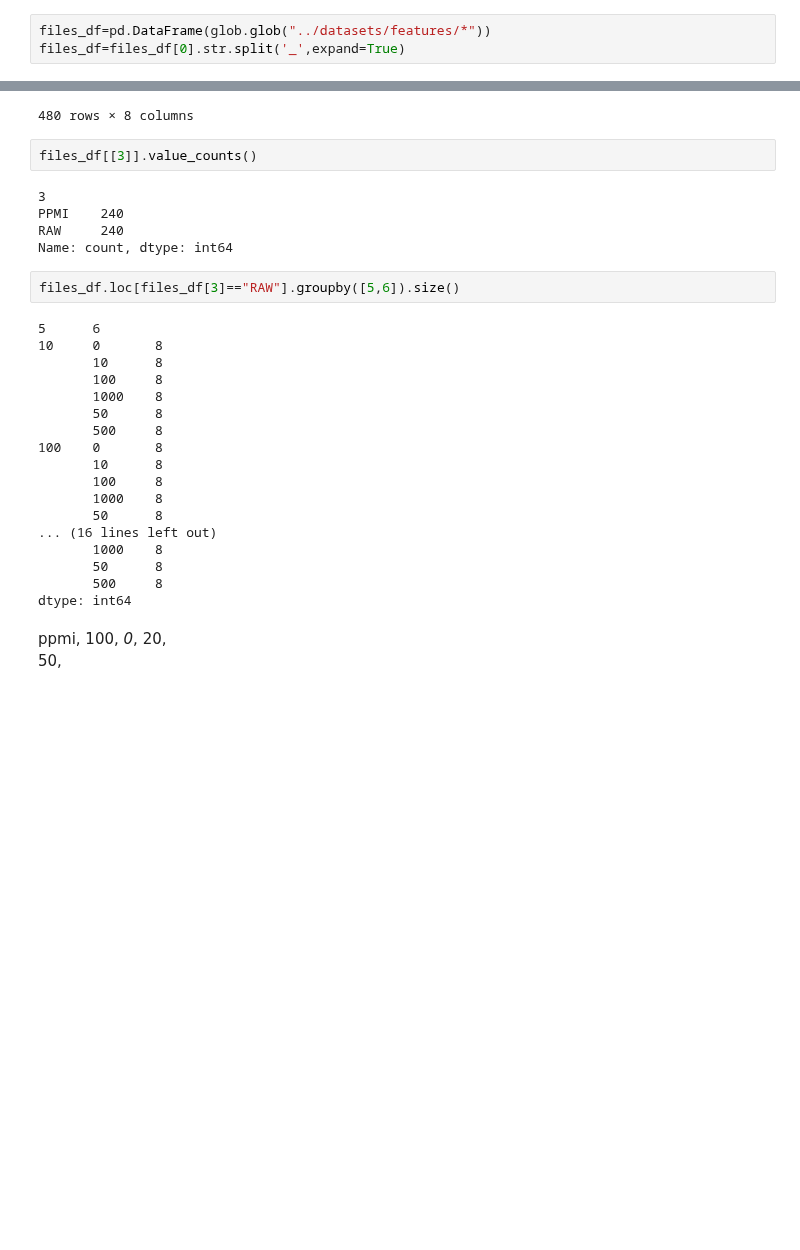
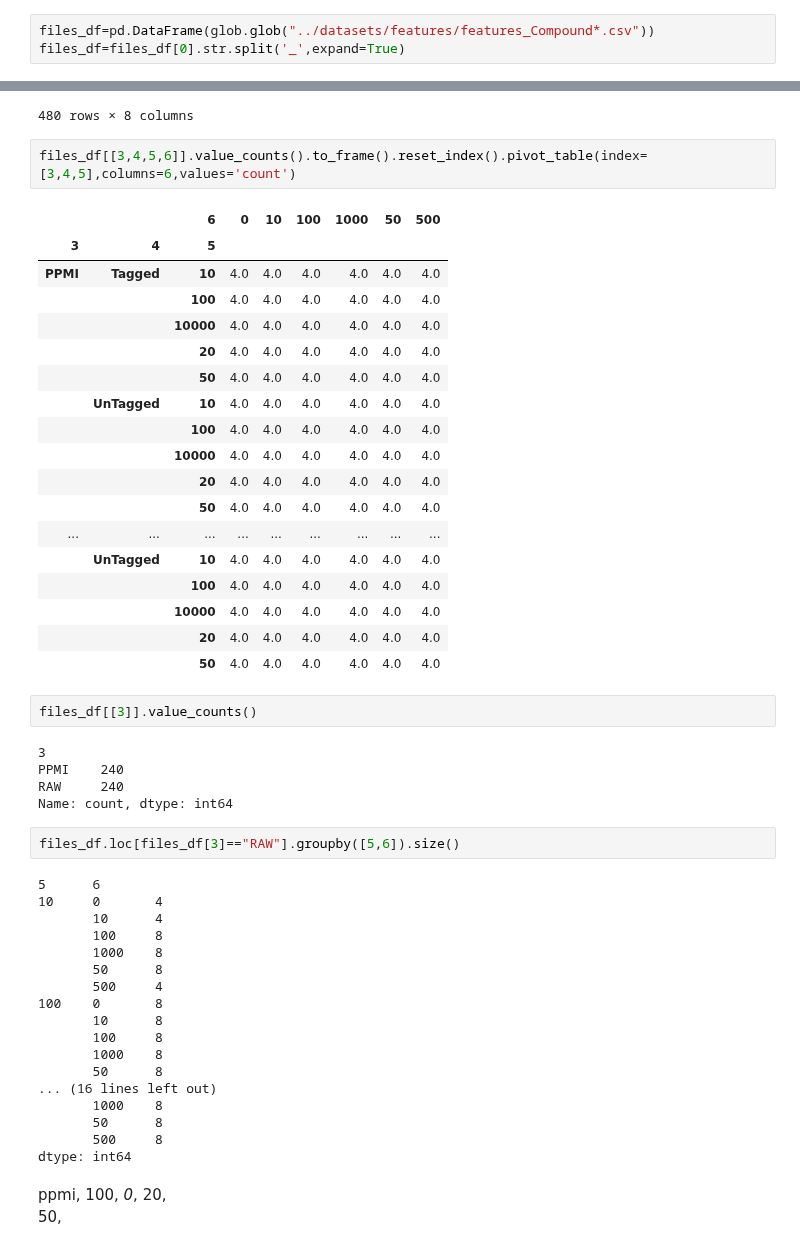
Before and after one commit to prajitdhar/Compounding, a Jupyter notebook: File_checker.ipynb, the cells around one changed output, grey strips where cells are left out. Saved outputs shown, nothing was run; the diff lists cells and outputs as text; blank space fills up the shorter version.

```diff
--- a/File_checker.ipynb
+++ b/File_checker.ipynb
@@ -2,7 +2,7 @@
 import glob
 import pandas as pd
 # %%
-files_df=pd.DataFrame(glob.glob("../datasets/features/*"))
+files_df=pd.DataFrame(glob.glob("../datasets/features/features_Compound*.csv"))
 files_df=files_df[0].str.split('_',expand=True)
 # %%
 files_df
@@ -20,6 +20,27 @@ files_df
 | 478 | ../datasets/features/features | CompoundAgnostic | withSetting | RAW | UnTagged | 100 | 50 | na.csv |
 | 479 | ../datasets/features/features | CompoundAgnostic | withSetting | PPMI | Tagged | 50 | 50 | na.csv |
 480 rows × 8 columns
+# %%
+files_df[[3,4,5,6]].value_counts().to_frame().reset_index().pivot_table(index=[3,4,5],columns=6,values='count')
+# %% [output]
+|  |  | 6 | 0 | 10 | 100 | 1000 | 50 | 500 |
+| 3 | 4 | 5 |  |  |  |  |  |  |
+| PPMI | Tagged | 10 | 4.0 | 4.0 | 4.0 | 4.0 | 4.0 | 4.0 |
+|  |  | 100 | 4.0 | 4.0 | 4.0 | 4.0 | 4.0 | 4.0 |
+|  |  | 10000 | 4.0 | 4.0 | 4.0 | 4.0 | 4.0 | 4.0 |
+|  |  | 20 | 4.0 | 4.0 | 4.0 | 4.0 | 4.0 | 4.0 |
+|  |  | 50 | 4.0 | 4.0 | 4.0 | 4.0 | 4.0 | 4.0 |
+|  | UnTagged | 10 | 4.0 | 4.0 | 4.0 | 4.0 | 4.0 | 4.0 |
+|  |  | 100 | 4.0 | 4.0 | 4.0 | 4.0 | 4.0 | 4.0 |
+|  |  | 10000 | 4.0 | 4.0 | 4.0 | 4.0 | 4.0 | 4.0 |
+|  |  | 20 | 4.0 | 4.0 | 4.0 | 4.0 | 4.0 | 4.0 |
+|  |  | 50 | 4.0 | 4.0 | 4.0 | 4.0 | 4.0 | 4.0 |
+| ... | ... | ... | ... | ... | ... | ... | ... | ... |
+|  | UnTagged | 10 | 4.0 | 4.0 | 4.0 | 4.0 | 4.0 | 4.0 |
+|  |  | 100 | 4.0 | 4.0 | 4.0 | 4.0 | 4.0 | 4.0 |
+|  |  | 10000 | 4.0 | 4.0 | 4.0 | 4.0 | 4.0 | 4.0 |
+|  |  | 20 | 4.0 | 4.0 | 4.0 | 4.0 | 4.0 | 4.0 |
+|  |  | 50 | 4.0 | 4.0 | 4.0 | 4.0 | 4.0 | 4.0 |
 # %%
 files_df[[3]].value_counts()
 # %% [output]
@@ -31,12 +52,12 @@ Name: count, dtype: int64
 files_df.loc[files_df[3]=="RAW"].groupby([5,6]).size()
 # %% [output]
 5      6
-10     0       8
-       10      8
+10     0       4
+       10      4
        100     8
        1000    8
        50      8
-       500     8
+       500     4
 100    0       8
        10      8
        100     8
```
Also changed, not shown: parts of 1 cell of this notebook, 5 other files.
